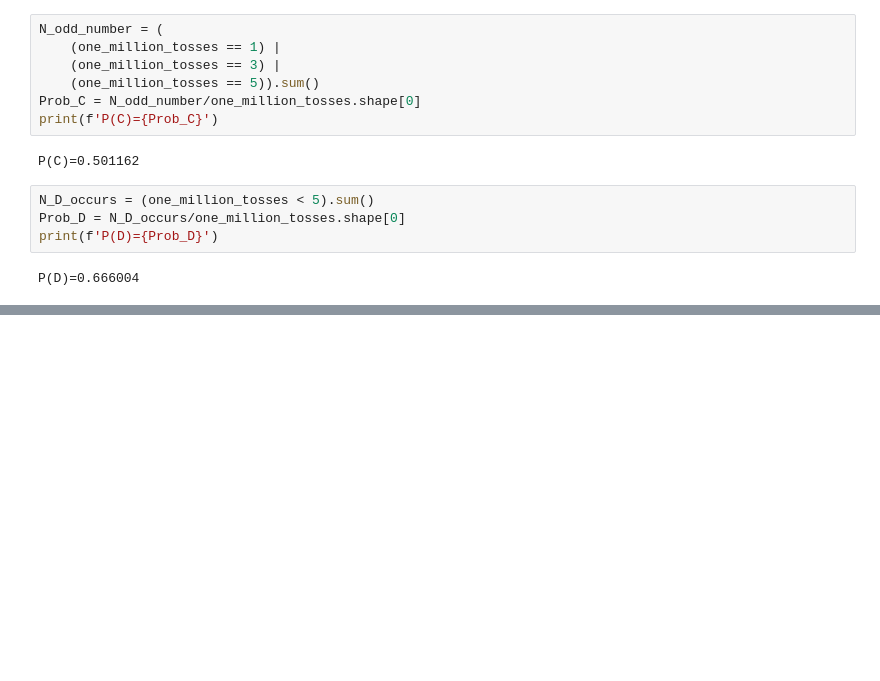
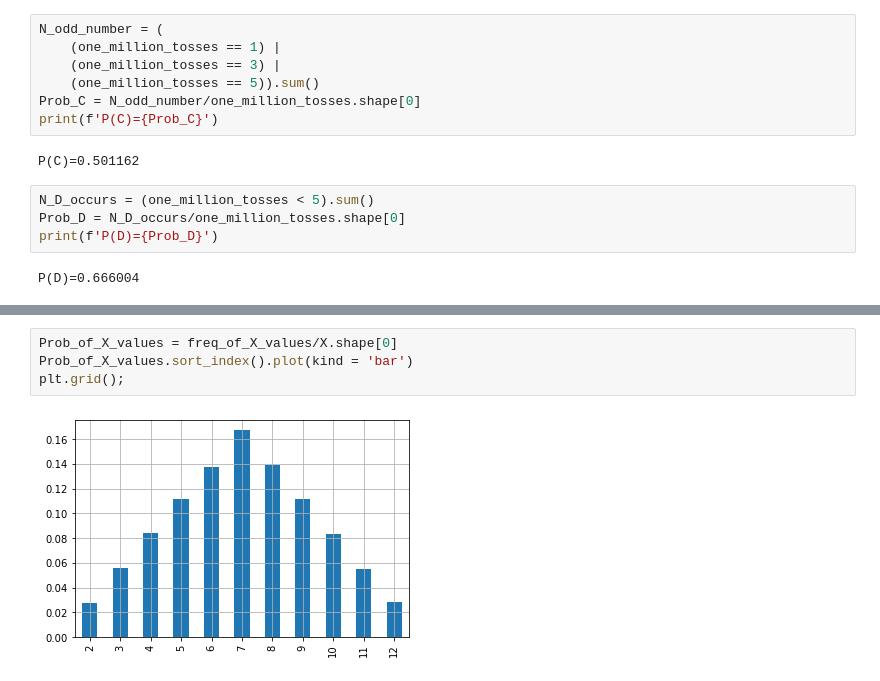
Before and after one commit to samyon7/Statistics-Python, a Jupyter notebook: Work_8/work_8-1.ipynb, the cells around one changed output, grey strips where cells are left out. Saved outputs shown, nothing was run; the diff lists cells and outputs as text; blank space fills up the shorter version.

```diff
--- a/Work_8/work_8-1.ipynb
+++ b/Work_8/work_8-1.ipynb
@@ -168,0 +203,6 @@ P(D)=0.666004
+# %%
+Prob_of_X_values = freq_of_X_values/X.shape[0]
+Prob_of_X_values.sort_index().plot(kind = 'bar')
+plt.grid();
+# %% [output]
+[figure, added]
```
Also changed, not shown: parts of 28 cells of this notebook.
